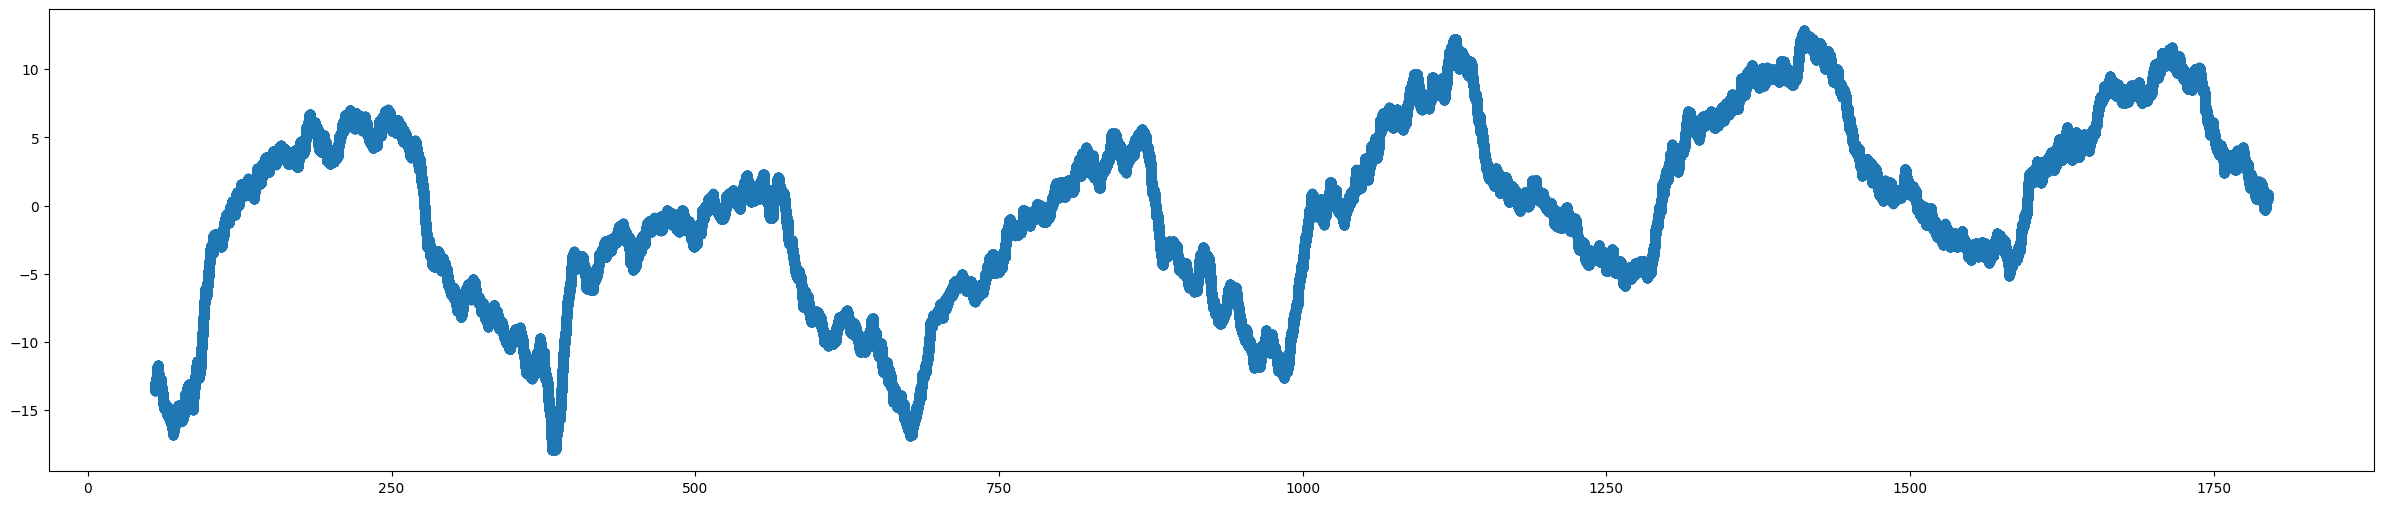
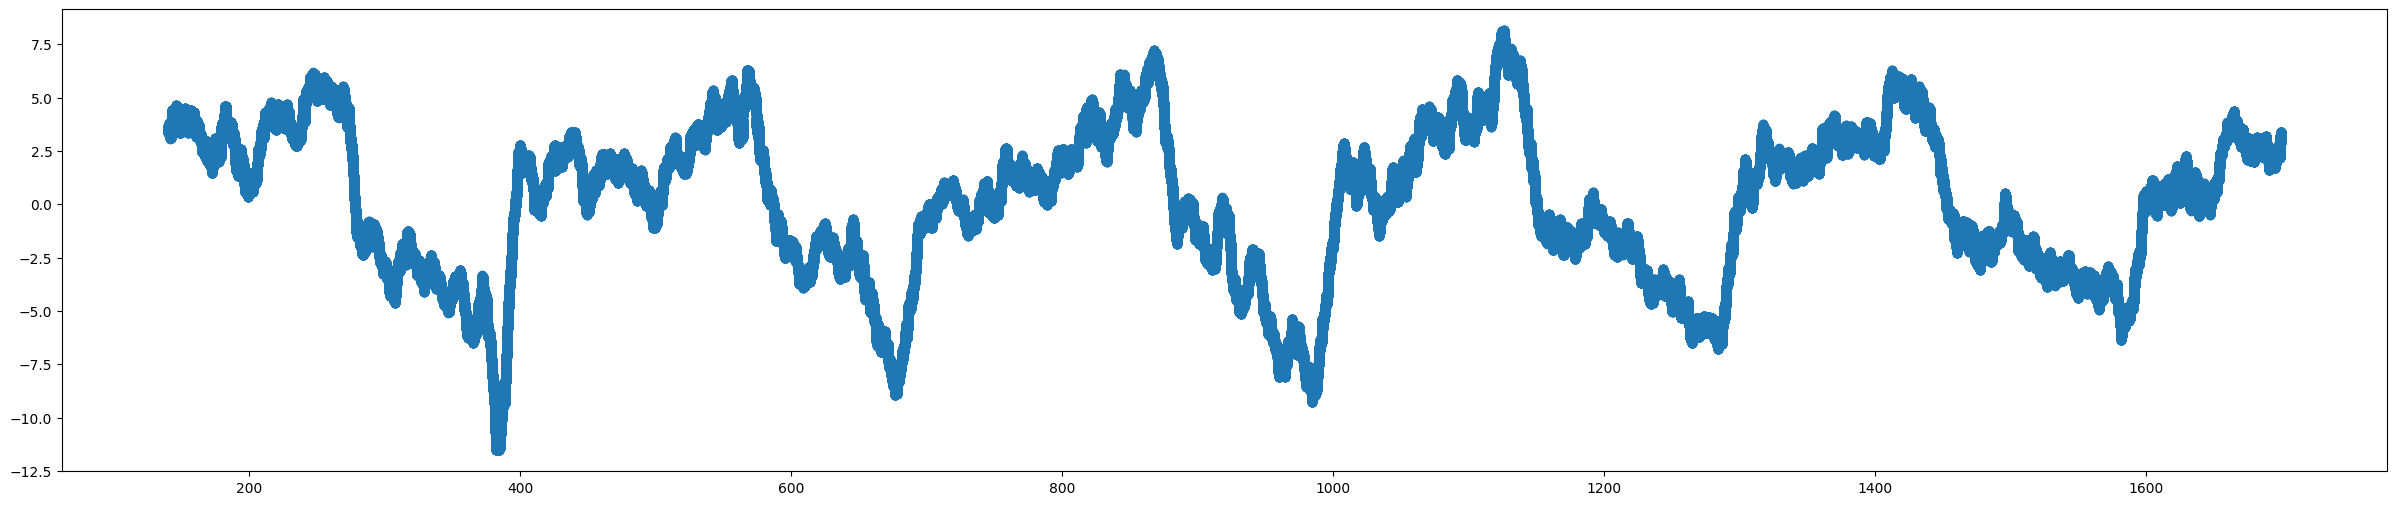
Code edit (unified diff) that turned the first committed figure into the second:
--- before
+++ after
@@ -1,5 +1,8 @@
 plt.figure(figsize=(30, 6))
 
-plt.scatter(move_time[50000:], determ_data[50000:])
+delta = 40000
+
+#plt.scatter(trend_data[50000:], determ_data[50000:])
+plt.scatter(trend_time[delta:], determ_data[delta:])
 # plt.scatter(X_p, Y_p)
 # plt.plot(x_p, y_p, color='red')

Commit: выполение доп задания - Задание расчёта интеграла вар 8 - Детрендирование сигнала (вар 8)